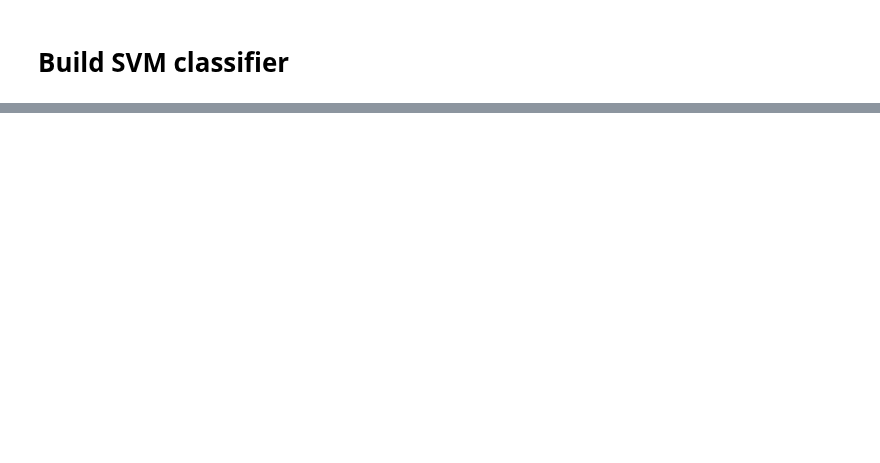
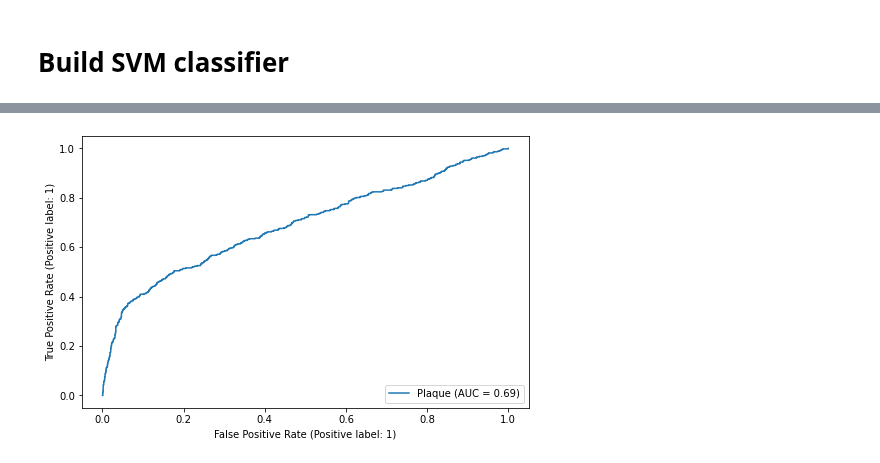
Before and after one commit to dmnburrows/spatial_transcriptomics, a Jupyter notebook: plaque_classify.ipynb, the cells around one changed output, grey strips where cells are left out. Drawn from its saved outputs; the diff is of its cells as text; code cells hidden in the pictures; blank space fills up the shorter version.

```diff
--- a/plaque_classify.ipynb
+++ b/plaque_classify.ipynb
@@ -890,0 +948,8 @@ ROC AUC plaque = 0.748
+# %%
+from sklearn.metrics import RocCurveDisplay
+fig, ax = plt.subplots(figsize=(8, 5))
+RocCurveDisplay.from_estimator(
+    model, X_test, y_test, name="Plaque", pos_label=1, ax=ax)
+plt.show()
+# %% [output]
+[figure, added]
```
Also changed, not shown: parts of 11 cells of this notebook.
